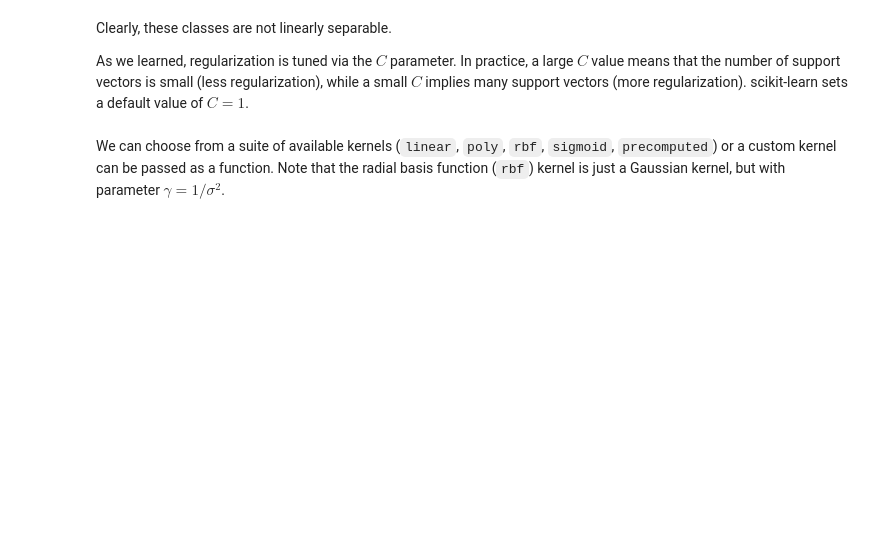
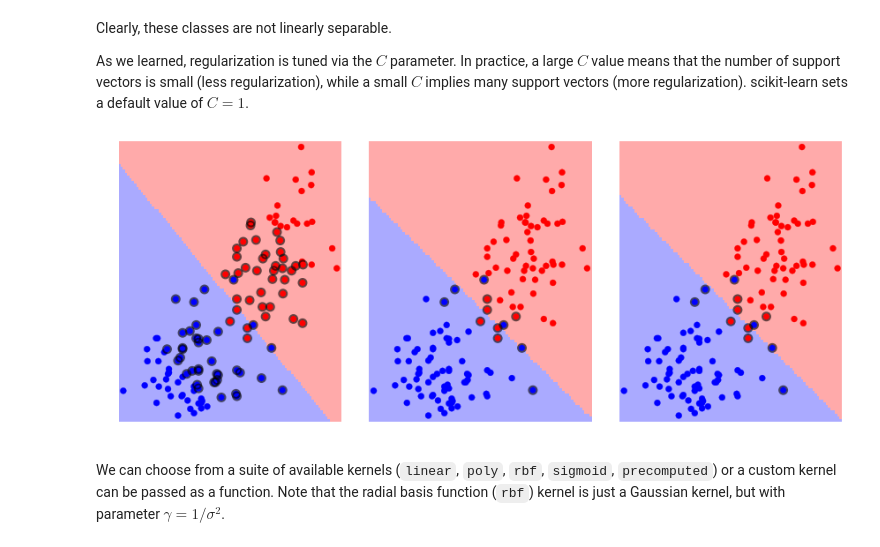
Before and after one commit to fonnesbeck/ngcm_sklearn_2017, a Jupyter notebook: notebooks/2a-Support-Vector-Machines.ipynb, the cells around one changed output. Cells and saved outputs as stored; diff of their text form; code cells hidden in the pictures; blank space fills up the shorter version.

```diff
--- a/notebooks/2a-Support-Vector-Machines.ipynb
+++ b/notebooks/2a-Support-Vector-Machines.ipynb
@@ -394,7 +405,7 @@ from matplotlib.colors import ListedColormap
 cmap_light = ListedColormap(['#FFAAAA', '#AAFFAA', '#AAAAFF'])
 cmap_bold = ListedColormap(['#FF0000', '#00FF00', '#0000FF'])
 
-def plot_estimator(estimator, X, y):
+def plot_estimator(estimator, X, y, ax=None):
 
     try:
         X, y = X.values, y.values
@@ -410,13 +421,16 @@ def plot_estimator(estimator, X, y):
 
     # Put the result into a color plot
     Z = Z.reshape(xx.shape)
-    plt.figure()
-    plt.pcolormesh(xx, yy, Z, cmap=cmap_light)
+
+    if ax is None:
+        fig, ax = plt.subplots()
+    ax.pcolormesh(xx, yy, Z, cmap=cmap_light)
 
     # Plot also the training points
-    plt.scatter(X[:, 0], X[:, 1], c=y, cmap=cmap_bold)
-    plt.axis('tight')
-    plt.axis('off')
+    ax.scatter(X[:, 0], X[:, 1], c=y, cmap=cmap_bold)
+    ax.axis('tight')
+    ax.axis('off')
     plt.tight_layout()
+    return ax
 # %%
 plot_estimator(svc, X, y)
@@ -442,13 +462,17 @@ Clearly, these classes are not linearly separable.
 
 As we learned, regularization is tuned via the $C$ parameter. In practice, a large $C$ value means that the number of support vectors is small (less regularization), while a small $C$ implies many support vectors (more regularization). scikit-learn sets a default value of $C=1$.
 # %%
-@interact(power=[-2,6])
-def plot_regularized(power):
+def plot_regularized(power, ax=None):
     svc = svm.SVC(kernel='linear', C=10**power)
-    plot_estimator(svc, X, y)
-    plt.scatter(svc.support_vectors_[:, 0], svc.support_vectors_[:, 1], s=80,
-            facecolors='none', linewidths=2, zorder=10)
-    plt.title('High C values: small number of support vectors')
+    ax = plot_estimator(svc, X, y, ax=ax)
+    ax.scatter(svc.support_vectors_[:, 0], svc.support_vectors_[:, 1], s=80,
+            facecolors='none', linewidths=2, zorder=10, alpha=0.6, edgecolors='k')
+
+fig, axes = plt.subplots(1, 3, figsize=(12,5))
+for i,c in enumerate([-2, 2, 6]):
+        plot_regularized(c, axes[i])
+# %% [output]
+[figure, added]
 # %% [markdown]
 We can choose from a suite of available kernels (`linear`, `poly`, `rbf`, `sigmoid`, `precomputed`) or a custom kernel can be passed as a function. Note that the radial basis function (`rbf`) kernel is just a Gaussian kernel, but with parameter $\gamma=1/\sigma^2$.
 # %%
```
Also changed, not shown: parts of 22 cells of this notebook, 2 other files.
